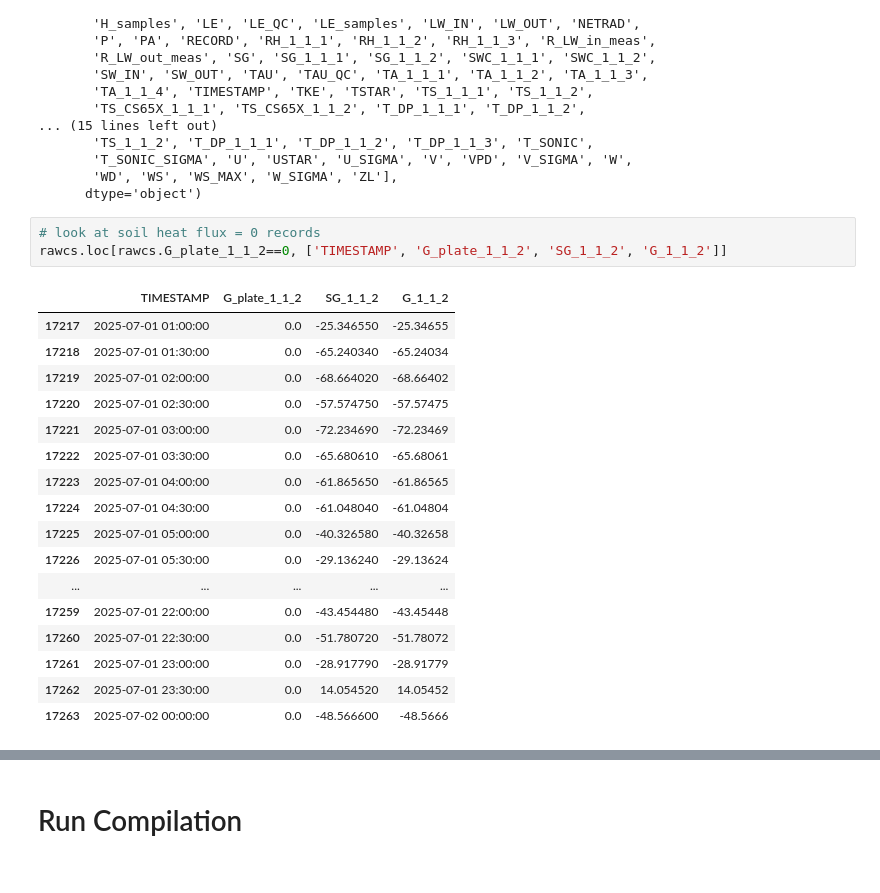
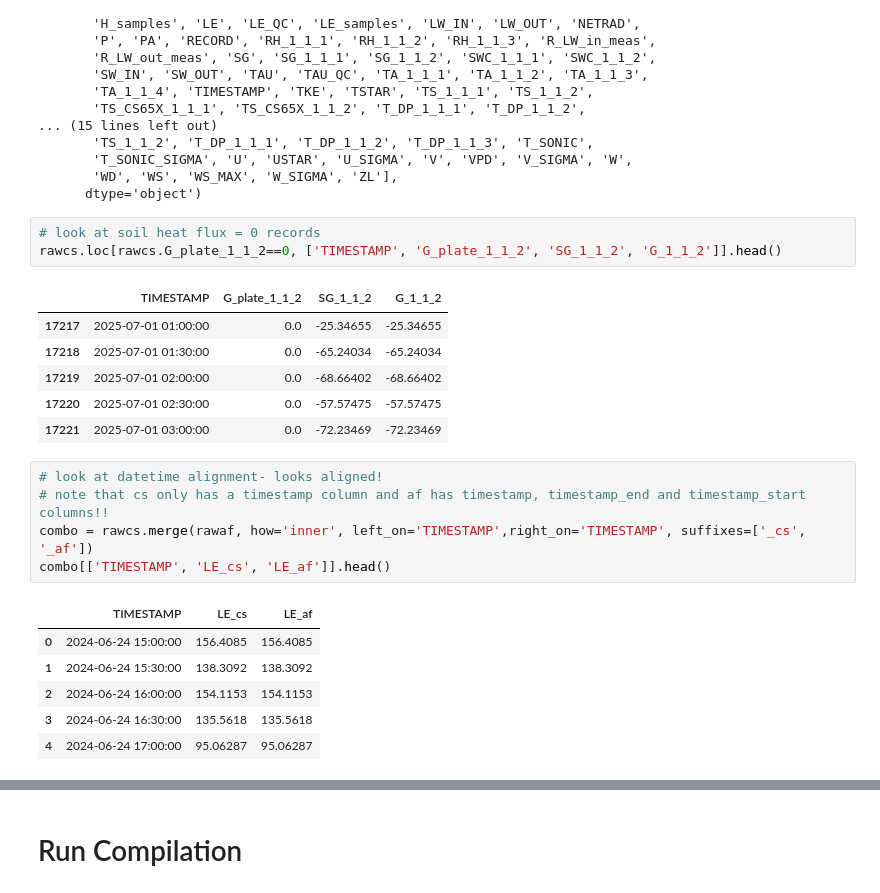
Before and after one commit to inkenbrandt/MicroMet, a Jupyter notebook: docs/notebooks/DL_testing.ipynb, the cells around one changed output, grey strips where cells are left out. Cells and saved outputs as stored; diff of their text form.

```diff
--- a/docs/notebooks/DL_testing.ipynb
+++ b/docs/notebooks/DL_testing.ipynb
@@ -391,22 +538,23 @@ Index(['ALB', 'Battery_Voltage', 'Bowen_ratio', 'CO2_density',
       dtype='object')
 # %%
 # look at soil heat flux = 0 records
-rawcs.loc[rawcs.G_plate_1_1_2==0, ['TIMESTAMP', 'G_plate_1_1_2', 'SG_1_1_2', 'G_1_1_2']]
+rawcs.loc[rawcs.G_plate_1_1_2==0, ['TIMESTAMP', 'G_plate_1_1_2', 'SG_1_1_2', 'G_1_1_2']].head()
 # %% [output]
 |  | TIMESTAMP | G_plate_1_1_2 | SG_1_1_2 | G_1_1_2 |
-| 17217 | 2025-07-01 01:00:00 | 0.0 | -25.346550 | -25.34655 |
-| 17218 | 2025-07-01 01:30:00 | 0.0 | -65.240340 | -65.24034 |
-| 17219 | 2025-07-01 02:00:00 | 0.0 | -68.664020 | -68.66402 |
-| 17220 | 2025-07-01 02:30:00 | 0.0 | -57.574750 | -57.57475 |
-| 17221 | 2025-07-01 03:00:00 | 0.0 | -72.234690 | -72.23469 |
-| 17222 | 2025-07-01 03:30:00 | 0.0 | -65.680610 | -65.68061 |
-| 17223 | 2025-07-01 04:00:00 | 0.0 | -61.865650 | -61.86565 |
-| 17224 | 2025-07-01 04:30:00 | 0.0 | -61.048040 | -61.04804 |
-| 17225 | 2025-07-01 05:00:00 | 0.0 | -40.326580 | -40.32658 |
-| 17226 | 2025-07-01 05:30:00 | 0.0 | -29.136240 | -29.13624 |
-| ... | ... | ... | ... | ... |
-| 17259 | 2025-07-01 22:00:00 | 0.0 | -43.454480 | -43.45448 |
-| 17260 | 2025-07-01 22:30:00 | 0.0 | -51.780720 | -51.78072 |
-| 17261 | 2025-07-01 23:00:00 | 0.0 | -28.917790 | -28.91779 |
-| 17262 | 2025-07-01 23:30:00 | 0.0 | 14.054520 | 14.05452 |
-| 17263 | 2025-07-02 00:00:00 | 0.0 | -48.566600 | -48.5666 |
+| 17217 | 2025-07-01 01:00:00 | 0.0 | -25.34655 | -25.34655 |
+| 17218 | 2025-07-01 01:30:00 | 0.0 | -65.24034 | -65.24034 |
+| 17219 | 2025-07-01 02:00:00 | 0.0 | -68.66402 | -68.66402 |
+| 17220 | 2025-07-01 02:30:00 | 0.0 | -57.57475 | -57.57475 |
+| 17221 | 2025-07-01 03:00:00 | 0.0 | -72.23469 | -72.23469 |
+# %%
+# look at datetime alignment- looks aligned!
+# note that cs only has a timestamp column and af has timestamp, timestamp_end and timestamp_start columns!!
+combo = rawcs.merge(rawaf, how='inner', left_on='TIMESTAMP',right_on='TIMESTAMP', suffixes=['_cs', '_af'])
+combo[['TIMESTAMP', 'LE_cs', 'LE_af']].head()
+# %% [output]
+|  | TIMESTAMP | LE_cs | LE_af |
+| 0 | 2024-06-24 15:00:00 | 156.4085 | 156.4085 |
+| 1 | 2024-06-24 15:30:00 | 138.3092 | 138.3092 |
+| 2 | 2024-06-24 16:00:00 | 154.1153 | 154.1153 |
+| 3 | 2024-06-24 16:30:00 | 135.5618 | 135.5618 |
+| 4 | 2024-06-24 17:00:00 | 95.06287 | 95.06287 |
```
Also changed, not shown: parts of 25 cells of this notebook.
